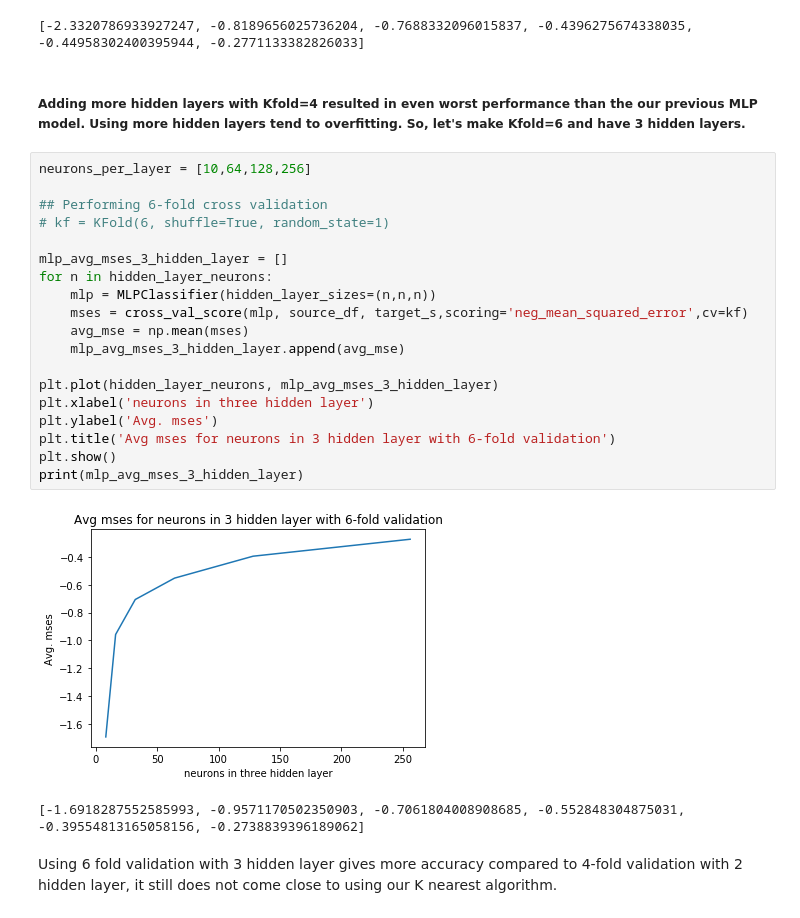
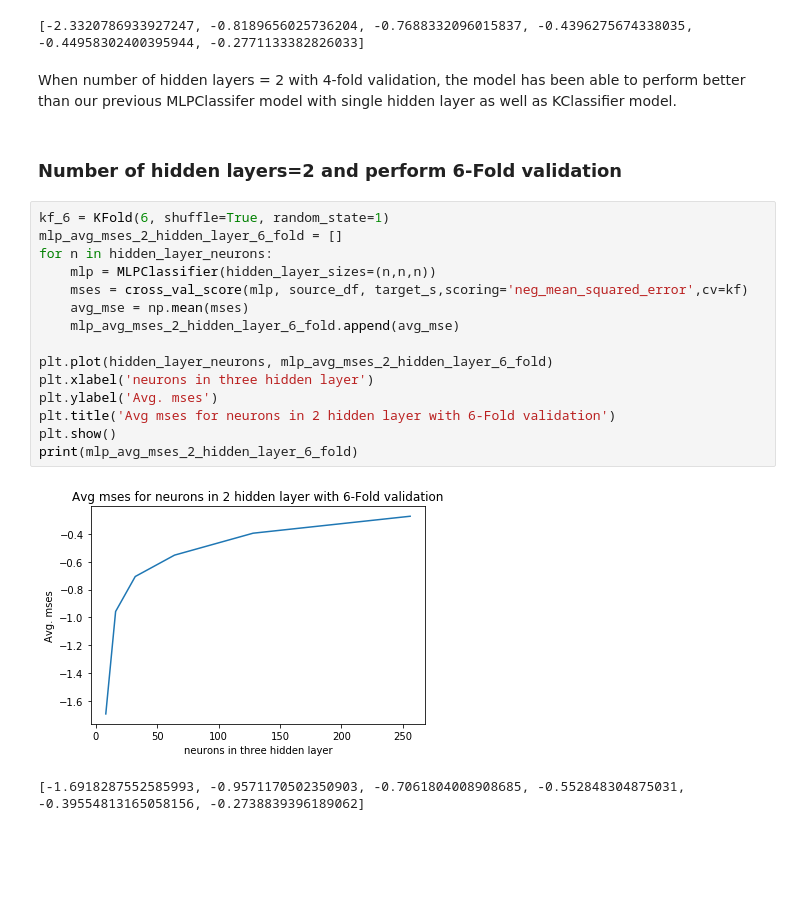
Before and after one commit to siddhantj/ImageClassifier, a Jupyter notebook: ImageClassifier.ipynb, the cells around one changed output. Drawn from its saved outputs; the diff is of its cells as text; blank space fills up the shorter version.

Commit message:
Added more variations of hidden layers and K-Folds

```diff
--- a/ImageClassifier.ipynb
+++ b/ImageClassifier.ipynb
@@ -128,29 +133,25 @@ print(mlp_avg_mses_2_hidden_layer)
 # %% [output]
 [figure]
 [-2.3320786933927247, -0.8189656025736204, -0.7688332096015837, -0.4396275674338035, -0.44958302400395944, -0.2771133382826033]
-# %% [markdown]
-##### Adding more hidden layers with Kfold=4 resulted in even worst performance than the our previous MLP model. Using more hidden layers tend to overfitting. So, let's make Kfold=6 and have 3 hidden layers.
+# %% [markdown]
+When number of hidden layers = 2 with 4-fold validation, the model has been able to perform better than our previous MLPClassifer model with single hidden layer as well as KClassifier model.
+# %% [markdown]
+### Number of hidden layers=2 and perform 6-Fold validation
 # %%
-neurons_per_layer = [10,64,128,256]
-
-## Performing 6-fold cross validation
-# kf = KFold(6, shuffle=True, random_state=1)
-
-mlp_avg_mses_3_hidden_layer = []
+kf_6 = KFold(6, shuffle=True, random_state=1)
+mlp_avg_mses_2_hidden_layer_6_fold = []
 for n in hidden_layer_neurons:
     mlp = MLPClassifier(hidden_layer_sizes=(n,n,n))
     mses = cross_val_score(mlp, source_df, target_s,scoring='neg_mean_squared_error',cv=kf)
     avg_mse = np.mean(mses)
-    mlp_avg_mses_3_hidden_layer.append(avg_mse)
+    mlp_avg_mses_2_hidden_layer_6_fold.append(avg_mse)
 
-plt.plot(hidden_layer_neurons, mlp_avg_mses_3_hidden_layer)
+plt.plot(hidden_layer_neurons, mlp_avg_mses_2_hidden_layer_6_fold)
 plt.xlabel('neurons in three hidden layer')
 plt.ylabel('Avg. mses')
-plt.title('Avg mses for neurons in 3 hidden layer with 6-fold validation')
+plt.title('Avg mses for neurons in 2 hidden layer with 6-Fold validation')
 plt.show()
-print(mlp_avg_mses_3_hidden_layer)
+print(mlp_avg_mses_2_hidden_layer_6_fold)
 # %% [output]
-[figure, old version]
+[figure, new version]
 [-1.6918287552585993, -0.9571170502350903, -0.7061804008908685, -0.552848304875031, -0.39554813165058156, -0.2738839396189062]
-# %% [markdown]
-Using 6 fold validation with 3 hidden layer gives more accuracy compared to 4-fold validation with 2 hidden layer, it still does not come close to using our K nearest algorithm.
```
Also changed, not shown: parts of 15 cells of this notebook, 1 other file.
